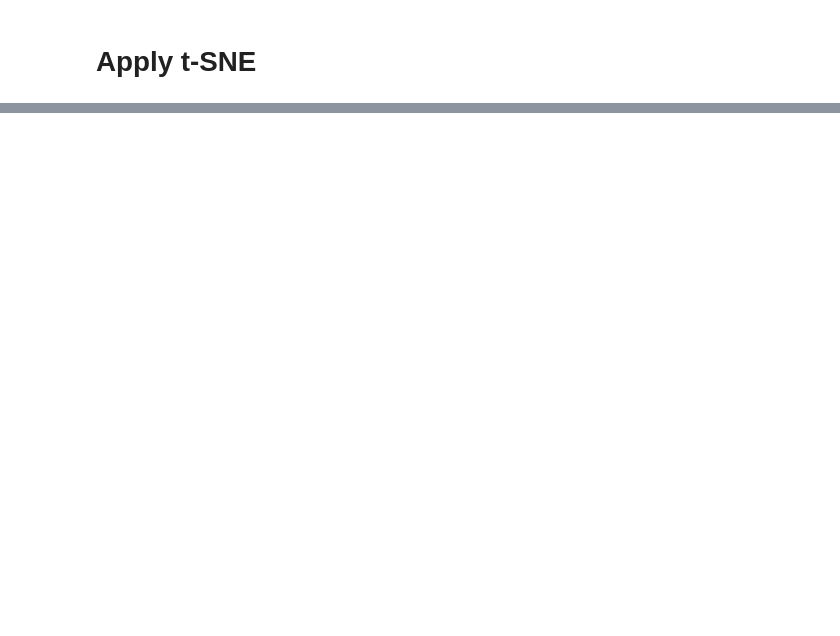
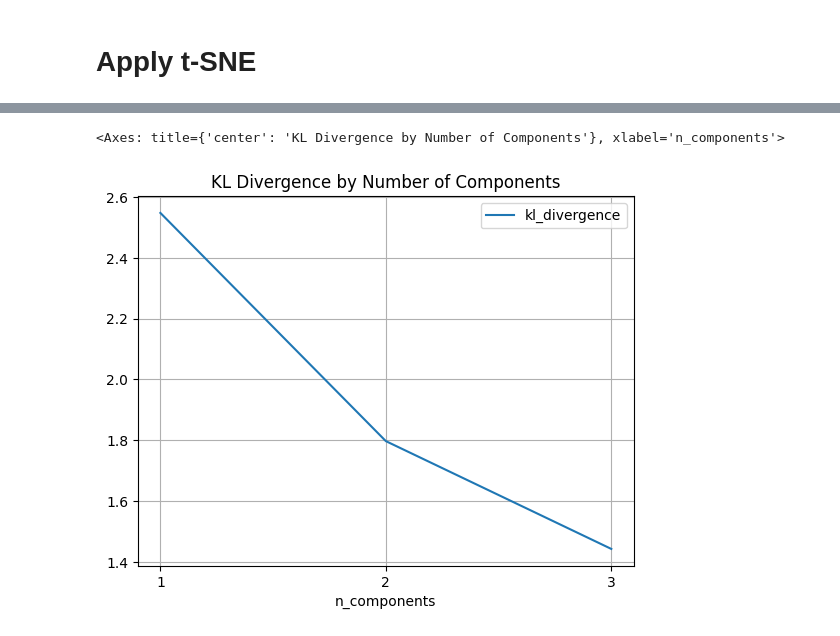
Before and after one commit to PavanKB/PS_3, a Jupyter notebook: dim_red_dry_beans.ipynb, the cells around one changed output, grey strips where cells are left out. Saved outputs shown, nothing was run; the diff lists cells and outputs as text; code cells hidden in the pictures; blank space fills up the shorter version.

```diff
--- a/dim_red_dry_beans.ipynb
+++ b/dim_red_dry_beans.ipynb
@@ -252,2 +285,25 @@ rev
 # %% [markdown]
 # Apply t-SNE
+# %%
+RANDOM_STATE = 42
+
+scaler = StandardScaler()
+dim_redn = TSNE(random_state=RANDOM_STATE)
+
+dr_pipeline = Pipeline(steps=[
+    ('scaler', scaler),
+    ('dim_redn', dim_redn)
+])
+# %%
+
+tsne_kl_divergence = {}
+for n_components in range(1, 4):
+    print(f"---------- n_components: {n_components} ----------")
+    dr_pipeline.set_params(dim_redn__n_components=n_components)
+
+    dr_pipeline.fit(X_train)
+
+    kl_divergence = dr_pipeline.named_steps['dim_redn'].kl_divergence_
+
+    print(f'TSNE with {n_components} components has a kl_divergence of {kl_divergence:.2f}')
+    tsne_kl_divergence[n_components] = kl_divergence
@@ -253,0 +317,6 @@ rev
+# %%
+tsne_kl_divergence_df  = pd.DataFrame(tsne_kl_divergence.items(), columns=['n_components', 'kl_divergence'])
+tsne_kl_divergence_df.plot(x='n_components', y='kl_divergence', title='KL Divergence by Number of Components', xticks=tsne_kl_divergence_df['n_components'], grid=True)
+# %% [output]
+<Axes: title={'center': 'KL Divergence by Number of Components'}, xlabel='n_components'>
+[figure, added]
```
Also changed, not shown: parts of 11 cells of this notebook, 2 other files.
